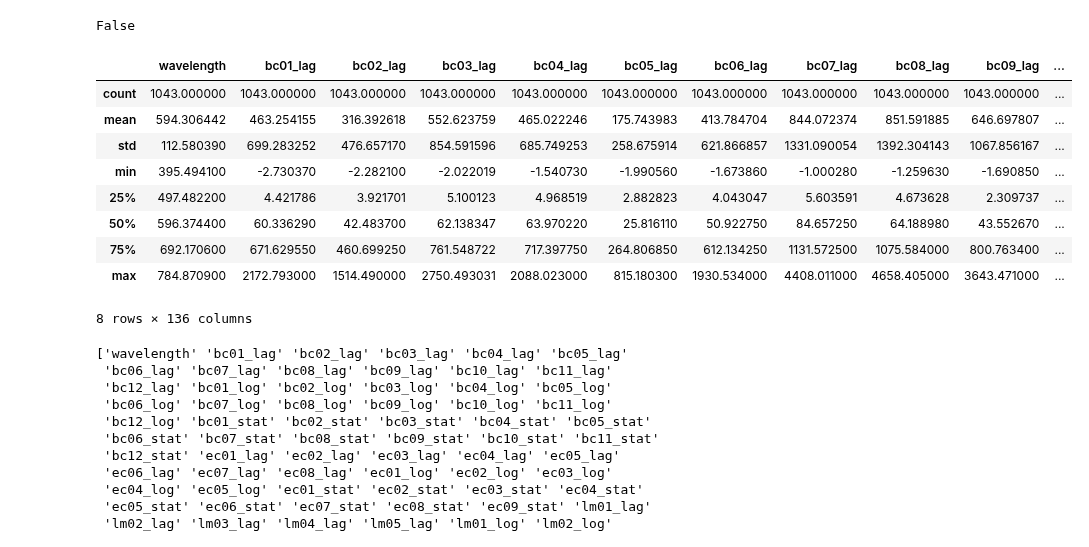
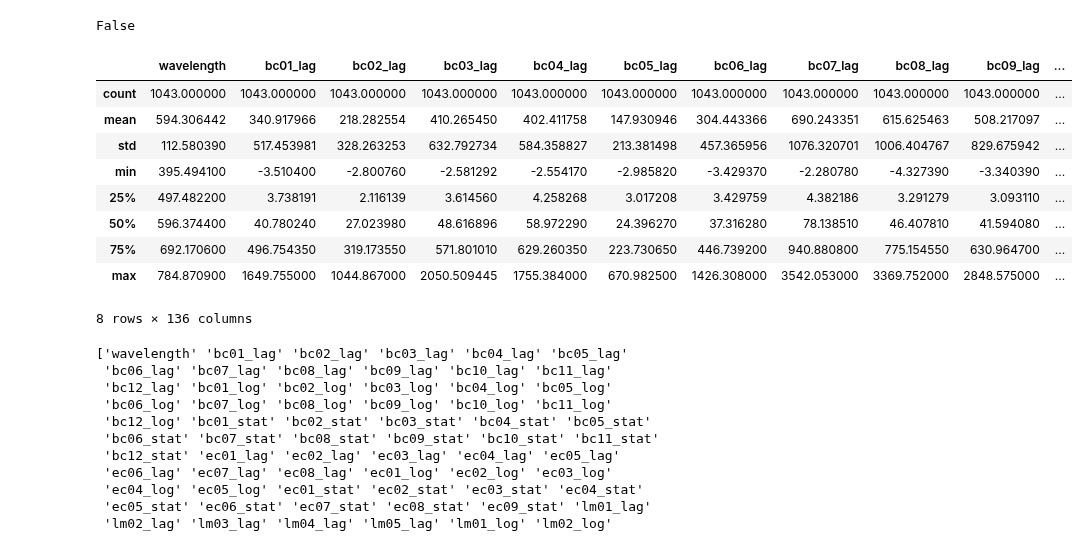
Before and after one commit to AnthonyDickson/summer-bursary-2018, a Jupyter notebook: bacteria/Data Preparation.ipynb, the cells around one changed output. Saved outputs shown, nothing was run; the diff lists cells and outputs as text; code cells hidden in the pictures.

```diff
--- a/bacteria/Data Preparation.ipynb
+++ b/bacteria/Data Preparation.ipynb
@@ -51,18 +51,18 @@ df.isnull().values.any()
 # %% [output]
 False
 # %%
-df_32ms = pd.concat([df['wavelength'], df.filter(regex='32ms')], axis=1)
-df_32ms.columns = df_32ms.columns.str.replace("_32ms", "")
-df_32ms.describe()
+df_16ms = pd.concat([df['wavelength'], df.filter(regex='16ms')], axis=1)
+df_16ms.columns = df_16ms.columns.str.replace("_16ms", "")
+df_16ms.describe()
 # %% [output]
 |  | wavelength | bc01_lag | bc02_lag | bc03_lag | bc04_lag | bc05_lag | bc06_lag | bc07_lag | bc08_lag | bc09_lag | ... |
 | count | 1043.000000 | 1043.000000 | 1043.000000 | 1043.000000 | 1043.000000 | 1043.000000 | 1043.000000 | 1043.000000 | 1043.000000 | 1043.000000 | ... |
-| mean | 594.306442 | 463.254155 | 316.392618 | 552.623759 | 465.022246 | 175.743983 | 413.784704 | 844.072374 | 851.591885 | 646.697807 | ... |
-| std | 112.580390 | 699.283252 | 476.657170 | 854.591596 | 685.749253 | 258.675914 | 621.866857 | 1331.090054 | 1392.304143 | 1067.856167 | ... |
-| min | 395.494100 | -2.730370 | -2.282100 | -2.022019 | -1.540730 | -1.990560 | -1.673860 | -1.000280 | -1.259630 | -1.690850 | ... |
-| 25% | 497.482200 | 4.421786 | 3.921701 | 5.100123 | 4.968519 | 2.882823 | 4.043047 | 5.603591 | 4.673628 | 2.309737 | ... |
-| 50% | 596.374400 | 60.336290 | 42.483700 | 62.138347 | 63.970220 | 25.816110 | 50.922750 | 84.657250 | 64.188980 | 43.552670 | ... |
-| 75% | 692.170600 | 671.629550 | 460.699250 | 761.548722 | 717.397750 | 264.806850 | 612.134250 | 1131.572500 | 1075.584000 | 800.763400 | ... |
-| max | 784.870900 | 2172.793000 | 1514.490000 | 2750.493031 | 2088.023000 | 815.180300 | 1930.534000 | 4408.011000 | 4658.405000 | 3643.471000 | ... |
+| mean | 594.306442 | 340.917966 | 218.282554 | 410.265450 | 402.411758 | 147.930946 | 304.443366 | 690.243351 | 615.625463 | 508.217097 | ... |
+| std | 112.580390 | 517.453981 | 328.263253 | 632.792734 | 584.358827 | 213.381498 | 457.365956 | 1076.320701 | 1006.404767 | 829.675942 | ... |
+| min | 395.494100 | -3.510400 | -2.800760 | -2.581292 | -2.554170 | -2.985820 | -3.429370 | -2.280780 | -4.327390 | -3.340390 | ... |
+| 25% | 497.482200 | 3.738191 | 2.116139 | 3.614560 | 4.258268 | 3.017208 | 3.429759 | 4.382186 | 3.291279 | 3.093110 | ... |
+| 50% | 596.374400 | 40.780240 | 27.023980 | 48.616896 | 58.972290 | 24.396270 | 37.316280 | 78.138510 | 46.407810 | 41.594080 | ... |
+| 75% | 692.170600 | 496.754350 | 319.173550 | 571.801010 | 629.260350 | 223.730650 | 446.739200 | 940.880800 | 775.154550 | 630.964700 | ... |
+| max | 784.870900 | 1649.755000 | 1044.867000 | 2050.509445 | 1755.384000 | 670.982500 | 1426.308000 | 3542.053000 | 3369.752000 | 2848.575000 | ... |
 8 rows × 136 columns
 # %%
```
Also changed, not shown: parts of 7 cells of this notebook.
